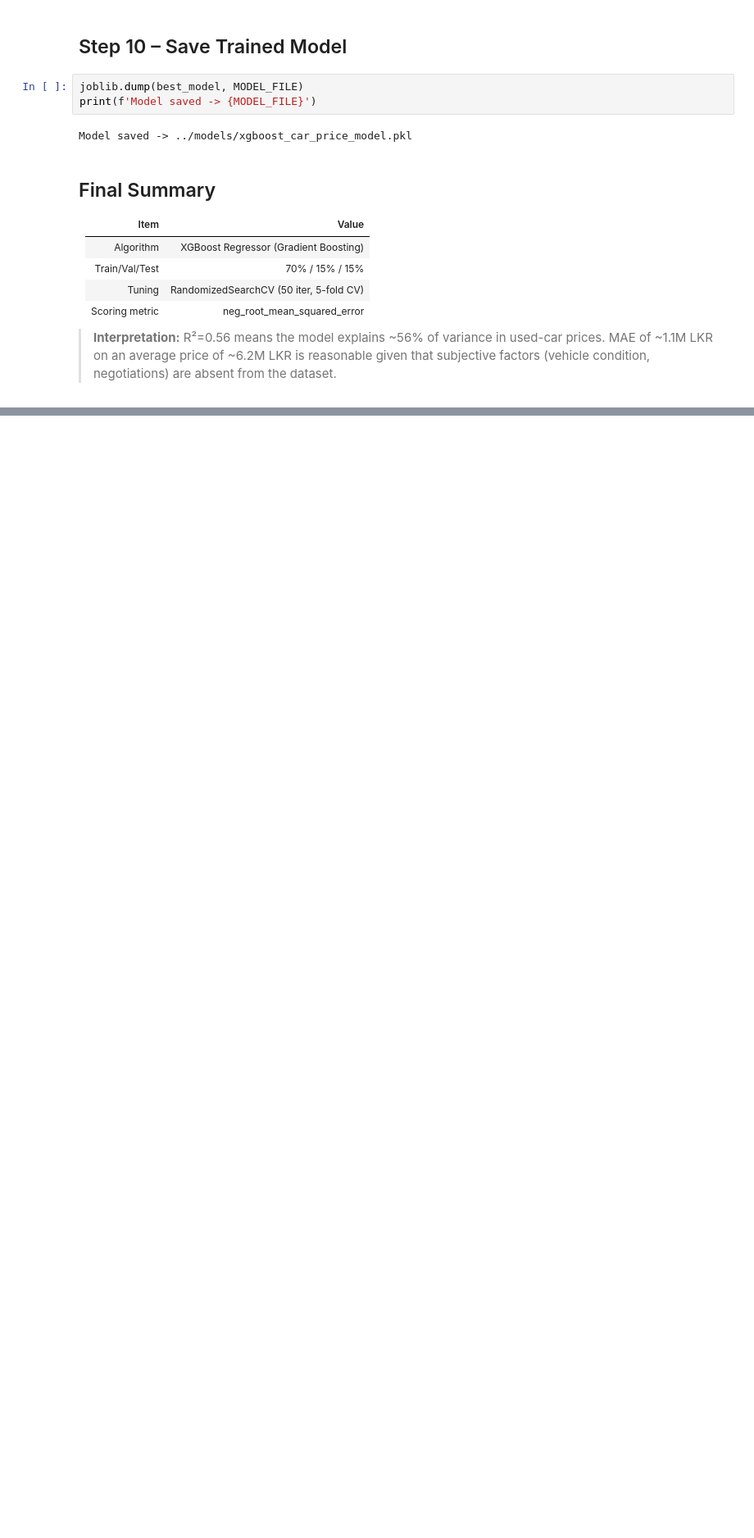
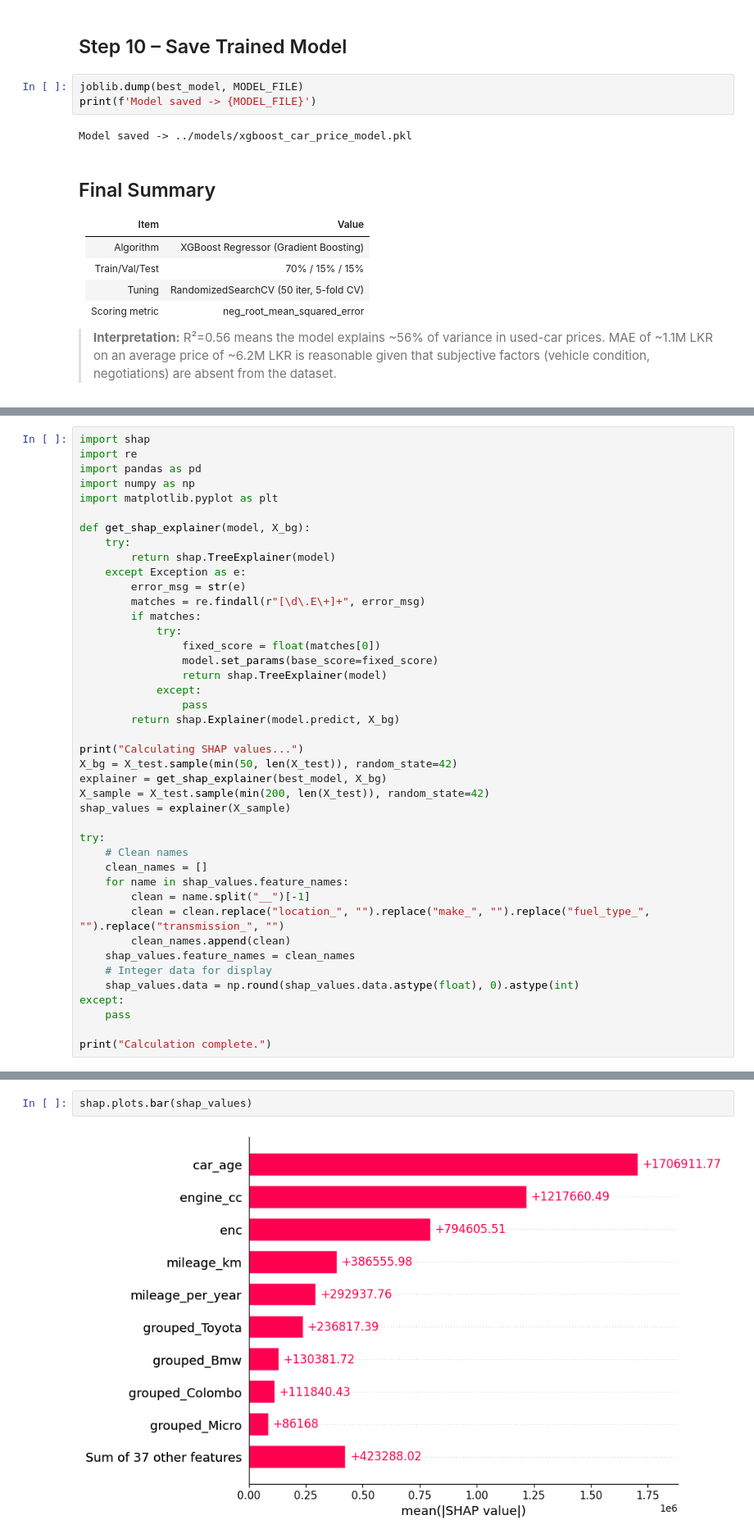
Before and after one commit to ChathuraIshara/Used-Car-Price-Predictor, a Jupyter notebook: notebooks/train_model.ipynb, the cells around one changed output, grey strips where cells are left out. Shown at 82% size. Saved outputs shown, nothing was run; the diff lists cells and outputs as text; blank space fills up the shorter version.

Commit message:
feat: Implement car price prediction pipeline including data preprocessing, model training, and an inference application.

```diff
--- a/notebooks/train_model.ipynb
+++ b/notebooks/train_model.ipynb
@@ -288,0 +299,42 @@ Model saved -> ../models/xgboost_car_price_model.pkl
+# %%
+import shap
+import re
+import pandas as pd
+import numpy as np
+import matplotlib.pyplot as plt
+
+def get_shap_explainer(model, X_bg):
+    try:
+        return shap.TreeExplainer(model)
+    except Exception as e:
+        error_msg = str(e)
+        matches = re.findall(r"[\d\.E\+]+", error_msg)
+        if matches:
+            try:
+                fixed_score = float(matches[0])
+                model.set_params(base_score=fixed_score)
+                return shap.TreeExplainer(model)
+            except:
+                pass
+        return shap.Explainer(model.predict, X_bg)
+
+print("Calculating SHAP values...")
+X_bg = X_test.sample(min(50, len(X_test)), random_state=42)
+explainer = get_shap_explainer(best_model, X_bg)
+X_sample = X_test.sample(min(200, len(X_test)), random_state=42)
+shap_values = explainer(X_sample)
+
+try:
+    # Clean names
+    clean_names = []
+    for name in shap_values.feature_names:
+        clean = name.split("__")[-1]
+        clean = clean.replace("location_", "").replace("make_", "").replace("fuel_type_", "").replace("transmission_", "")
+        clean_names.append(clean)
+    shap_values.feature_names = clean_names
+    # Integer data for display
+    shap_values.data = np.round(shap_values.data.astype(float), 0).astype(int)
+except:
+    pass
+
+print("Calculation complete.")
@@ -288,0 +347,4 @@ Model saved -> ../models/xgboost_car_price_model.pkl
+# %%
+shap.plots.bar(shap_values)
+# %% [output]
+[figure, added]
```
Also changed, not shown: parts of 11 cells of this notebook, 7 other files.
